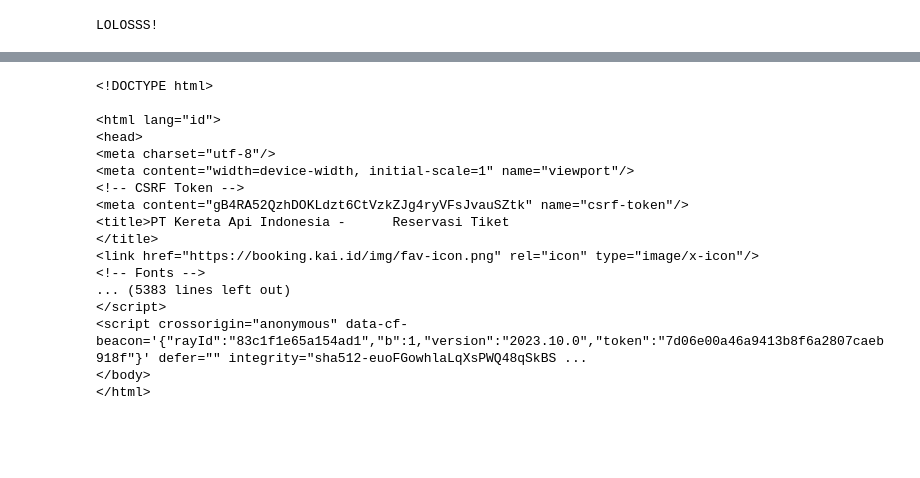
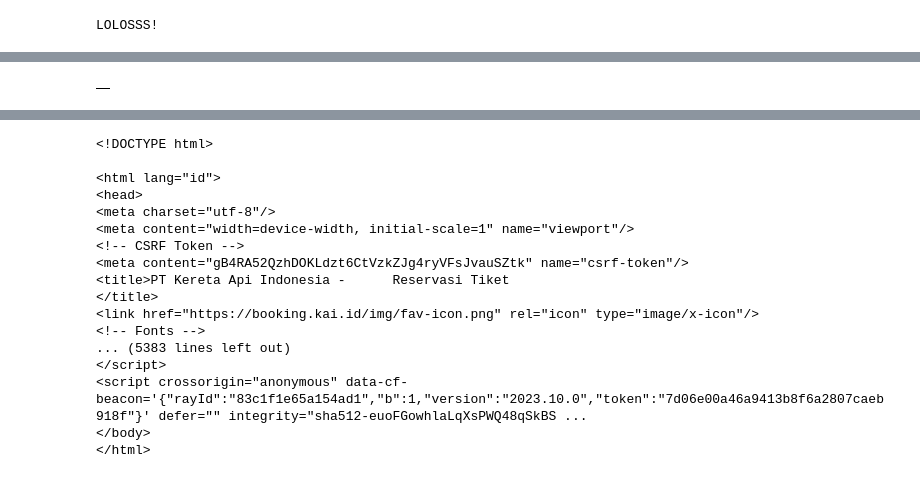
Before and after one commit to paramudya/beng-awan, a Jupyter notebook: scraper.ipynb, the cells around one changed output, grey strips where cells are left out. Saved outputs shown, nothing was run; the diff lists cells and outputs as text; code cells hidden in the pictures; blank space fills up the shorter version.

```diff
--- a/scraper.ipynb
+++ b/scraper.ipynb
@@ -64,3 +128,7 @@ for element in train_elements:
+# %%
+df.head(5)
+# %% [output]
+|  |
 # %%
 df['Price in Rp']=df['Price'].str[3:-2].str.replace('.','')
 df['Availability']=np.where(df['Available Seats']=='Habis', '0',
```
Also changed, not shown: parts of 8 cells of this notebook, 1 other file.
